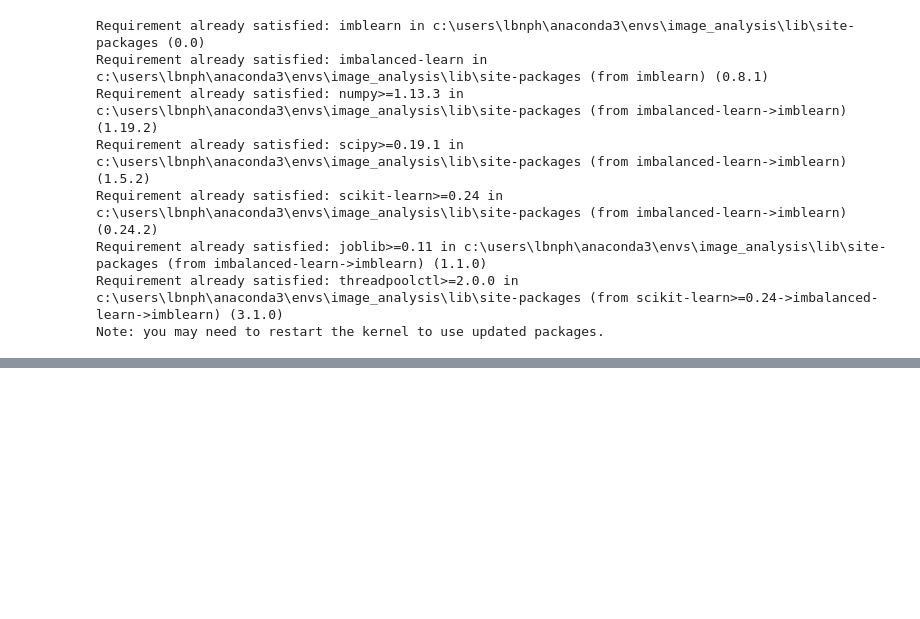
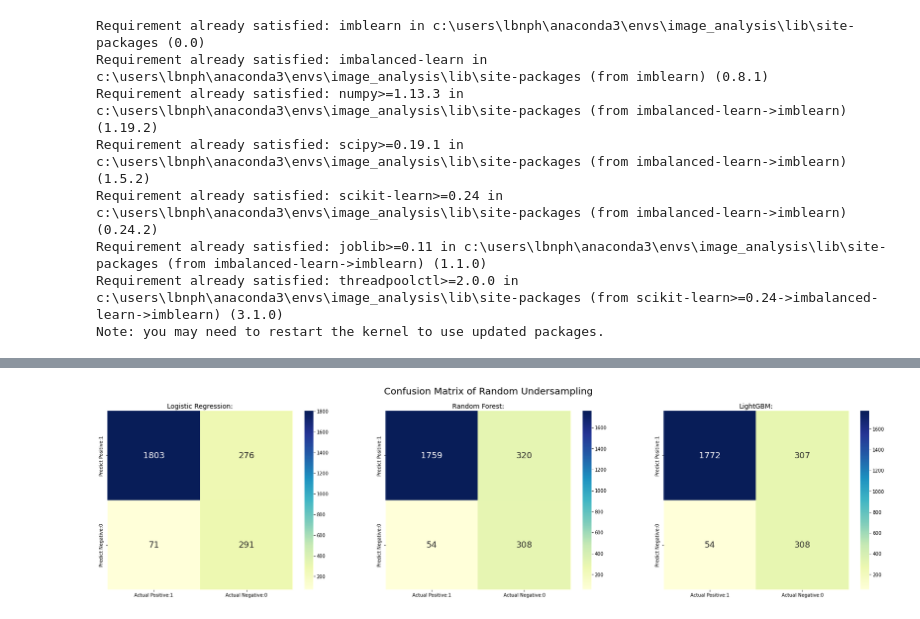
Before and after one commit to LBNphoenix/Aicadium_code, a Jupyter notebook: Aicadium_code.ipynb, the cells around one changed output, grey strips where cells are left out. Drawn from its saved outputs; the diff is of its cells as text; code cells hidden in the pictures; blank space fills up the shorter version.

```diff
--- a/Aicadium_code.ipynb
+++ b/Aicadium_code.ipynb
@@ -589,0 +612,6 @@ rf_importances = rf_importances.sort_values(by='Importance', ascending=False)
+# %%
+models = {'Logistic Regression': us_log_reg, 'Random Forest':us_rf, 'LightGBM':us_lgbm}
+y_pred_dict =  {'Logistic Regression': y_pred_us_log_reg, 'Random Forest':y_pred_us_rf, 'LightGBM':y_pred_us_lgbm}
+models_evaluation_confusion_matrix(models,y_pred_dict,   orig_y_test, 'Random Undersampling')
+# %% [output]
+[figure, added]
```
Also changed, not shown: parts of 85 cells of this notebook.
